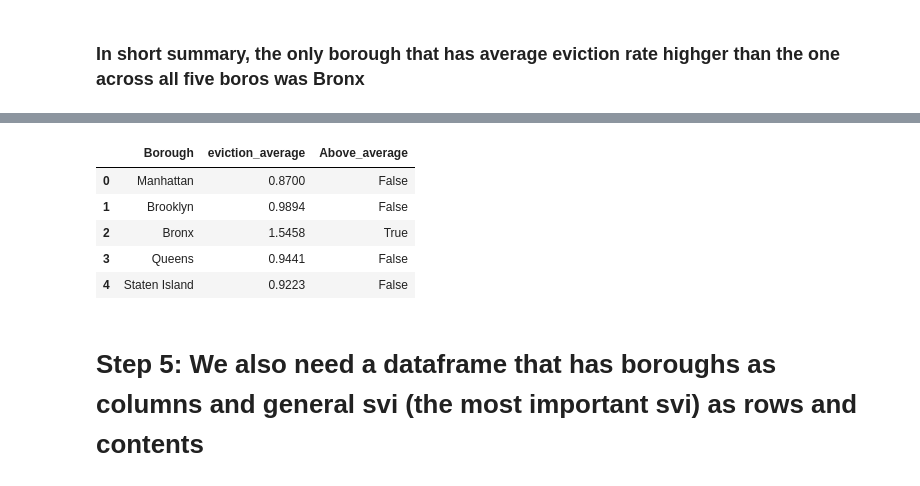
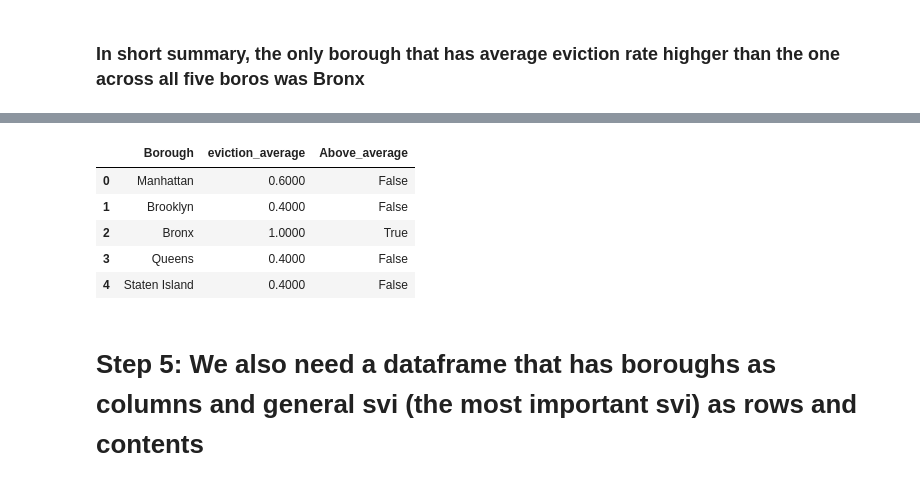
Before and after one commit to simaoalicechen/NYC_Landlord_Behavior_Analysis_Project, a Jupyter notebook: Part_4.1_Prepare_for_Excel_Borough_Level.ipynb, the cells around one changed output, grey strips where cells are left out. Saved outputs shown, nothing was run; the diff lists cells and outputs as text; code cells hidden in the pictures.

```diff
--- a/Part_4.1_Prepare_for_Excel_Borough_Level.ipynb
+++ b/Part_4.1_Prepare_for_Excel_Borough_Level.ipynb
@@ -631,18 +643,18 @@ boro_evictions_compare_df
 # %%
 data = {
     'Borough': ['Manhattan', 'Brooklyn', 'Bronx', 'Queens', 'Staten Island'],
-    'eviction_average': [0.8700, 0.9894, 1.5458, 0.9441, 0.9223],
+    'eviction_average': [0.6, 0.4, 1.0, 0.4, 0.4],
     'Above_average': [False, False, True, False, False]
 }
 boro_evictions_compare_df = pd.DataFrame(data)
 boro_evictions_compare_df
 # %% [output]
 |  | Borough | eviction_average | Above_average |
-| 0 | Manhattan | 0.8700 | False |
-| 1 | Brooklyn | 0.9894 | False |
-| 2 | Bronx | 1.5458 | True |
-| 3 | Queens | 0.9441 | False |
-| 4 | Staten Island | 0.9223 | False |
+| 0 | Manhattan | 0.6000 | False |
+| 1 | Brooklyn | 0.4000 | False |
+| 2 | Bronx | 1.0000 | True |
+| 3 | Queens | 0.4000 | False |
+| 4 | Staten Island | 0.4000 | False |
 # %% [markdown]
 # **Step 5: We also need a dataframe that has boroughs as columns and general svi (the most important svi) as rows and contents**
 # %% [markdown]
```
Also changed, not shown: parts of 39 cells of this notebook.
